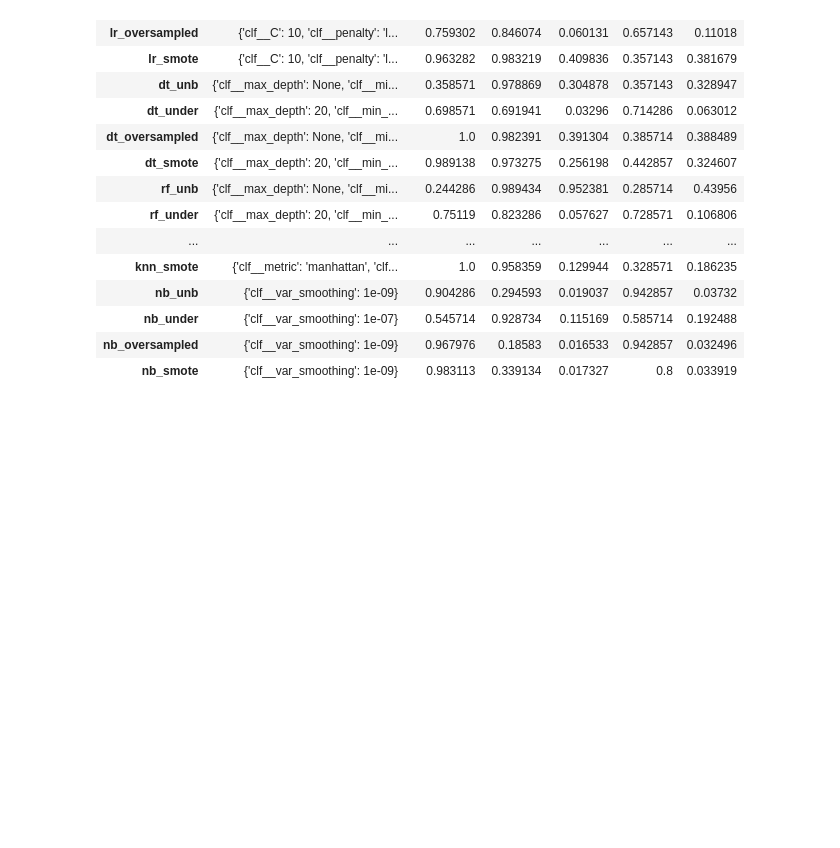
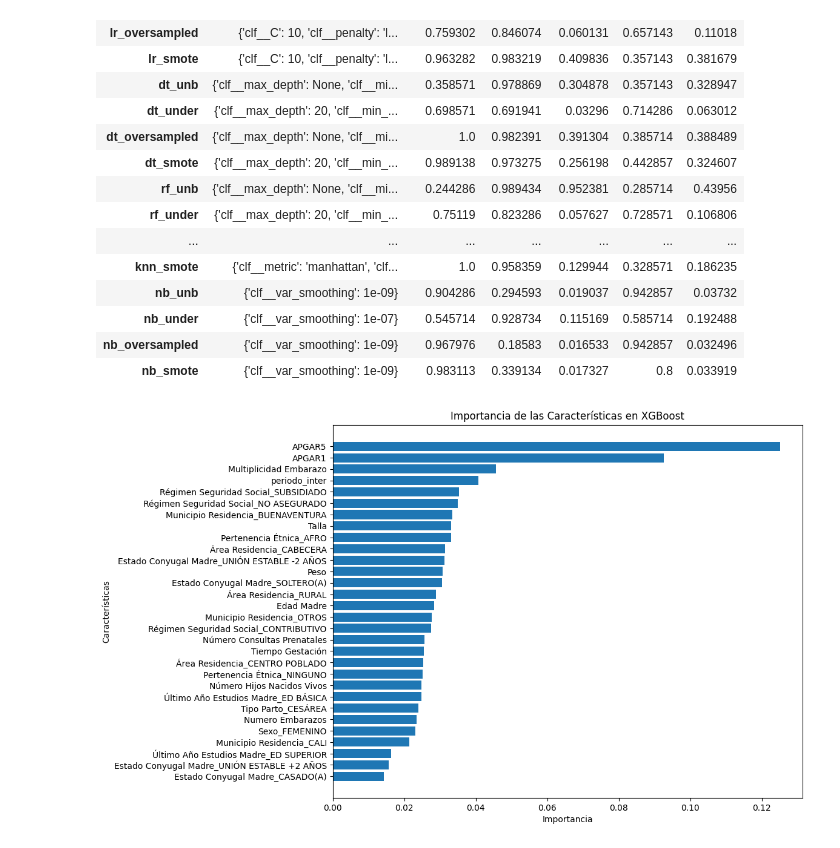
Before and after one commit to Estocastic/Hello-world, a Jupyter notebook: MOD_BPN_V2.ipynb, the cells around one changed output. Cells and saved outputs as stored; diff of their text form; code cells hidden in the pictures; blank space fills up the shorter version.

```diff
--- a/MOD_BPN_V2.ipynb
+++ b/MOD_BPN_V2.ipynb
@@ -1759,3 +1822,39 @@ df.T
 | nb_under | {'clf__var_smoothing': 1e-07} | 0.545714 | 0.928734 | 0.115169 | 0.585714 | 0.192488 |
 | nb_oversampled | {'clf__var_smoothing': 1e-09} | 0.967976 | 0.18583 | 0.016533 | 0.942857 | 0.032496 |
 | nb_smote | {'clf__var_smoothing': 1e-09} | 0.983113 | 0.339134 | 0.017327 | 0.8 | 0.033919 |
+# %%
+import matplotlib.pyplot as plt
+import xgboost as xgb
+import numpy as np
+
+# Suponiendo que 'X_train_under' es un DataFrame de pandas y 'y_train_under' son las etiquetas correspondientes
+# Asegúrate de que X_train_under y y_train_under estén definidos correctamente y contengan tus datos
+
+# Entrenar el modelo de XGBoost
+modelo_xgb = xgb.XGBClassifier(learning_rate=0.1, max_depth=3, n_estimators=200, subsample=0.7)
+modelo_xgb.fit(X_train_under, y_train_under)
+
+# Obtener las importancias y los nombres de las características
+importancias = modelo_xgb.feature_importances_
+nombres_caracteristicas = X_train_under.columns
+
+# Filtrar características con importancia mayor que 0
+indices_filtrados = np.where(importancias > 0)[0]
+importancias_filtradas = importancias[indices_filtrados]
+nombres_filtrados = [nombres_caracteristicas[i] for i in indices_filtrados]
+
+# Ordenar las características por importancia en orden ascendente
+indices_ordenados = np.argsort(importancias_filtradas)
+nombres_ordenados = [nombres_filtrados[i] for i in indices_ordenados]
+importancias_ordenadas = importancias_filtradas[indices_ordenados]
+
+# Crear la gráfica
+plt.figure(figsize=(10, 8))
+plt.title("Importancia de las Características en XGBoost")
+plt.barh(range(len(indices_ordenados)), importancias_ordenadas, align='center')
+plt.yticks(range(len(indices_ordenados)), nombres_ordenados)
+plt.xlabel('Importancia')
+plt.ylabel('Características')
+plt.show()
+# %% [output]
+[figure, added]
```
Also changed, not shown: parts of 6 cells of this notebook.
